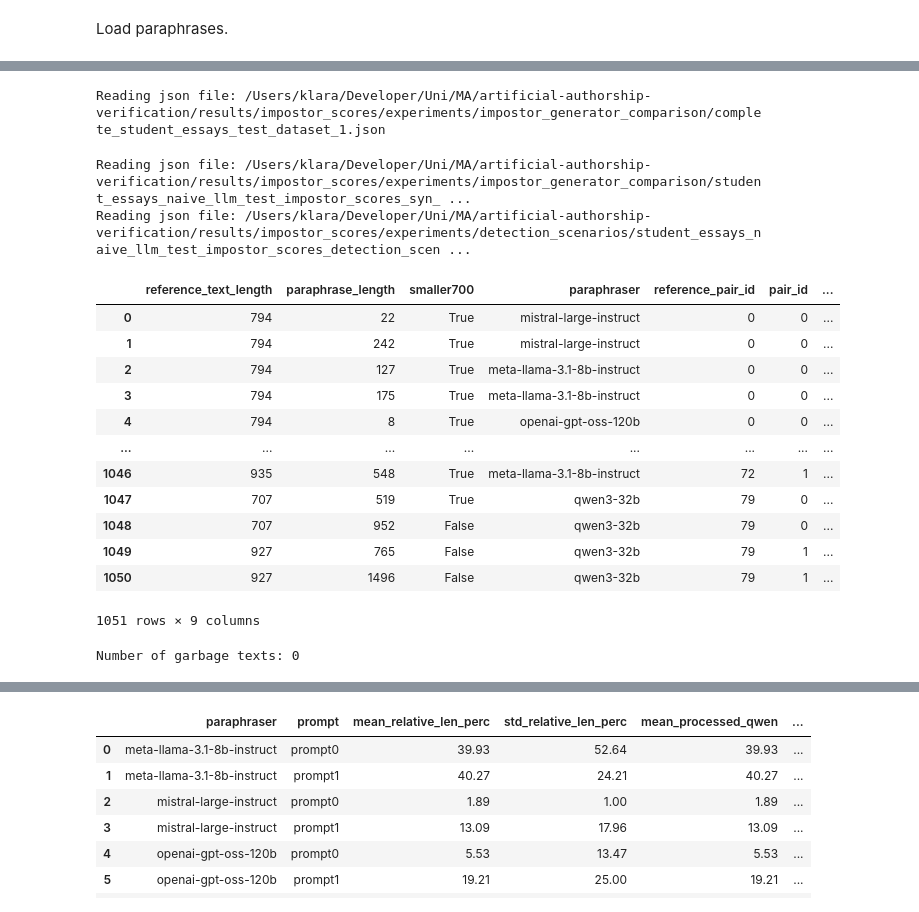
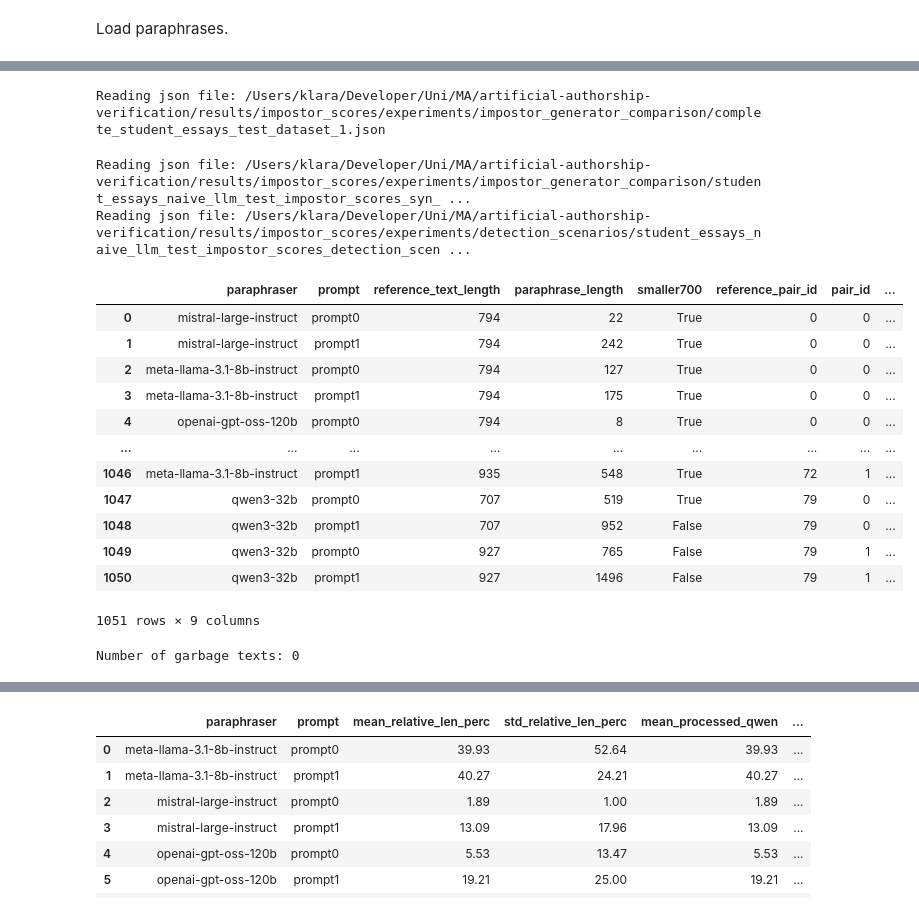
Before and after one commit to webis-de/emnlp26-impostors-method-llm-hard-negatives, a Jupyter notebook: notebooks/paraphrase_filtering.ipynb, the cells around one changed output, grey strips where cells are left out. Cells and saved outputs as stored; diff of their text form; code cells hidden in the pictures.

```diff
--- a/notebooks/paraphrase_filtering.ipynb
+++ b/notebooks/paraphrase_filtering.ipynb
@@ -69,6 +66,20 @@ store_garbage_texts = pd.DataFrame(
 garbage_texts = ["I sorry, but I can't help with that."]
 
 extremest_len_paraphrases = pd.DataFrame(
+    columns=[
+        "reference_text_length",
+        "paraphrase_length",
+        "smaller700",
+        "paraphraser",
+        "reference_pair_id",
+        "pair_id",
+        "realtive_len_perc",
+        "prompt",
+        "paraphrase",
+    ]
+)
+
+extremest_post_processed_len_paraphrases = pd.DataFrame(
     columns=[
         "reference_text_length",
         "paraphrase_length",
@@ -160,6 +171,30 @@ for path2json in [path2json1, path2json2, path2json3]:
                         (len(temp.split()) / ref_len) * 100, 2
                     )
 
+                    if processed_text_len_perc > 110 or processed_text_len_perc < 10:
+                        extremest_post_processed_len_paraphrases = pd.concat(
+                            [
+                                extremest_post_processed_len_paraphrases,
+                                pd.DataFrame(
+                                    [
+                                        {
+                                            "reference_text_length": ref_len,
+                                            "paraphrase_length": para_len,
+                                            "smaller700": para_len < 700,
+                                            "paraphraser": paraphraser,
+                                            "prompt": prompt,
+                                            "reference_pair_id": i,  # position in the outermost list
+                                            "pair_id": no_in_pair,  # "0" or "1"
+                                            "realtive_len_perc": relative_len_perc,
+                                            "post_process_len_perc(qwen)": processed_text_len_perc,
+                                            "paraphrase": temp,
+                                        }
+                                    ]
+                                ),
+                            ],
+                            ignore_index=True,
+                        )
+
                 # add length info
                 store_length = pd.concat(
                     [
@@ -227,45 +262,45 @@ for path2json in [path2json1, path2json2, path2json3]:
                         ignore_index=True,
                     )
 
                 # add garbage info
                 store_garbage_texts = pd.concat(
                     [
                         store_garbage_texts,
                         pd.DataFrame(
                             [
                                 {
                                     "paraphraser": paraphraser,
                                     "garbage": garbage,
                                     "reference_pair_id": i,  # position in the outermost list
                                     "pair_id": no_in_pair,  # "0" or "1"
                                 }
                             ]
                         ),
                     ],
                     ignore_index=True,
                 )
 
 
 display(store_length)
 # display(store_garbage_texts)
 # display(reference_pair_ids)
 print("Number of garbage texts:", store_garbage_texts["garbage"].sum())
 # %% [output]
 Reading json file: /Users/klara/Developer/Uni/MA/artificial-authorship-verification/results/impostor_scores/experiments/impostor_generator_comparison/complete_student_essays_test_dataset_1.json
 Reading json file: /Users/klara/Developer/Uni/MA/artificial-authorship-verification/results/impostor_scores/experiments/impostor_generator_comparison/student_essays_naive_llm_test_impostor_scores_syn_ ...
 Reading json file: /Users/klara/Developer/Uni/MA/artificial-authorship-verification/results/impostor_scores/experiments/detection_scenarios/student_essays_naive_llm_test_impostor_scores_detection_scen ...
-|  | reference_text_length | paraphrase_length | smaller700 | paraphraser | reference_pair_id | pair_id | ... |
-| 0 | 794 | 22 | True | mistral-large-instruct | 0 | 0 | ... |
-| 1 | 794 | 242 | True | mistral-large-instruct | 0 | 0 | ... |
-| 2 | 794 | 127 | True | meta-llama-3.1-8b-instruct | 0 | 0 | ... |
-| 3 | 794 | 175 | True | meta-llama-3.1-8b-instruct | 0 | 0 | ... |
-| 4 | 794 | 8 | True | openai-gpt-oss-120b | 0 | 0 | ... |
-| ... | ... | ... | ... | ... | ... | ... | ... |
-| 1046 | 935 | 548 | True | meta-llama-3.1-8b-instruct | 72 | 1 | ... |
-| 1047 | 707 | 519 | True | qwen3-32b | 79 | 0 | ... |
-| 1048 | 707 | 952 | False | qwen3-32b | 79 | 0 | ... |
-| 1049 | 927 | 765 | False | qwen3-32b | 79 | 1 | ... |
-| 1050 | 927 | 1496 | False | qwen3-32b | 79 | 1 | ... |
+|  | paraphraser | prompt | reference_text_length | paraphrase_length | smaller700 | reference_pair_id | pair_id | ... |
+| 0 | mistral-large-instruct | prompt0 | 794 | 22 | True | 0 | 0 | ... |
+| 1 | mistral-large-instruct | prompt1 | 794 | 242 | True | 0 | 0 | ... |
+| 2 | meta-llama-3.1-8b-instruct | prompt0 | 794 | 127 | True | 0 | 0 | ... |
+| 3 | meta-llama-3.1-8b-instruct | prompt1 | 794 | 175 | True | 0 | 0 | ... |
+| 4 | openai-gpt-oss-120b | prompt0 | 794 | 8 | True | 0 | 0 | ... |
+| ... | ... | ... | ... | ... | ... | ... | ... | ... |
+| 1046 | meta-llama-3.1-8b-instruct | prompt1 | 935 | 548 | True | 72 | 1 | ... |
+| 1047 | qwen3-32b | prompt0 | 707 | 519 | True | 79 | 0 | ... |
+| 1048 | qwen3-32b | prompt1 | 707 | 952 | False | 79 | 0 | ... |
+| 1049 | qwen3-32b | prompt0 | 927 | 765 | False | 79 | 1 | ... |
+| 1050 | qwen3-32b | prompt1 | 927 | 1496 | False | 79 | 1 | ... |
 1051 rows × 9 columns
 Number of garbage texts: 0
 # %%
```
Also changed, not shown: parts of 7 cells of this notebook.
